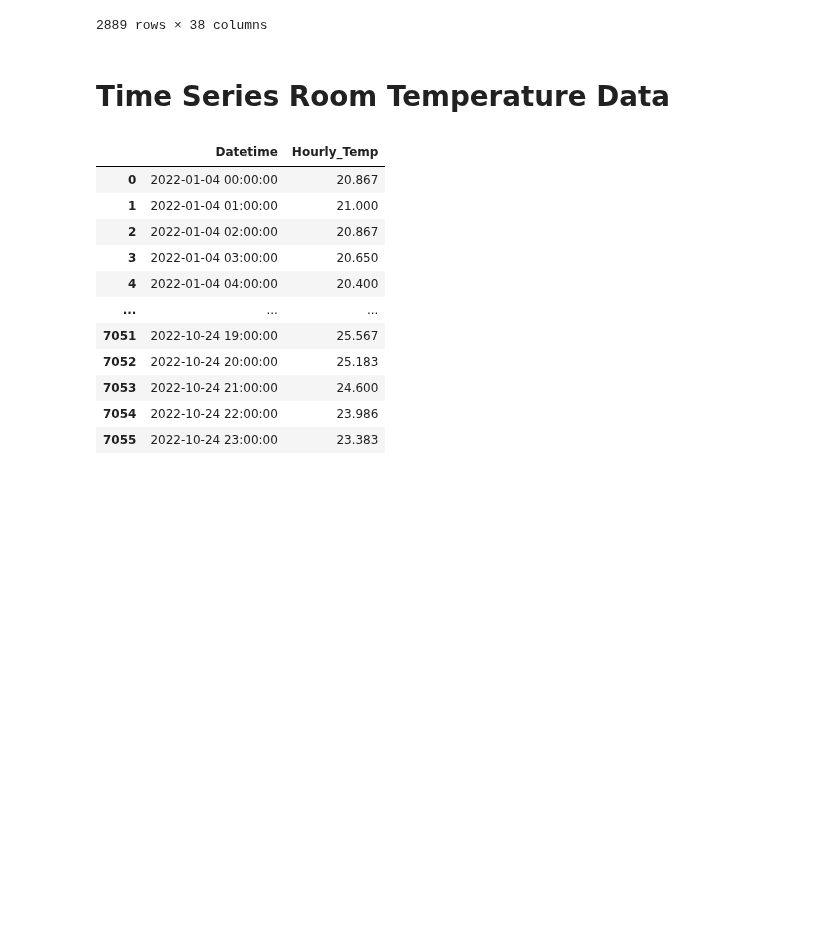
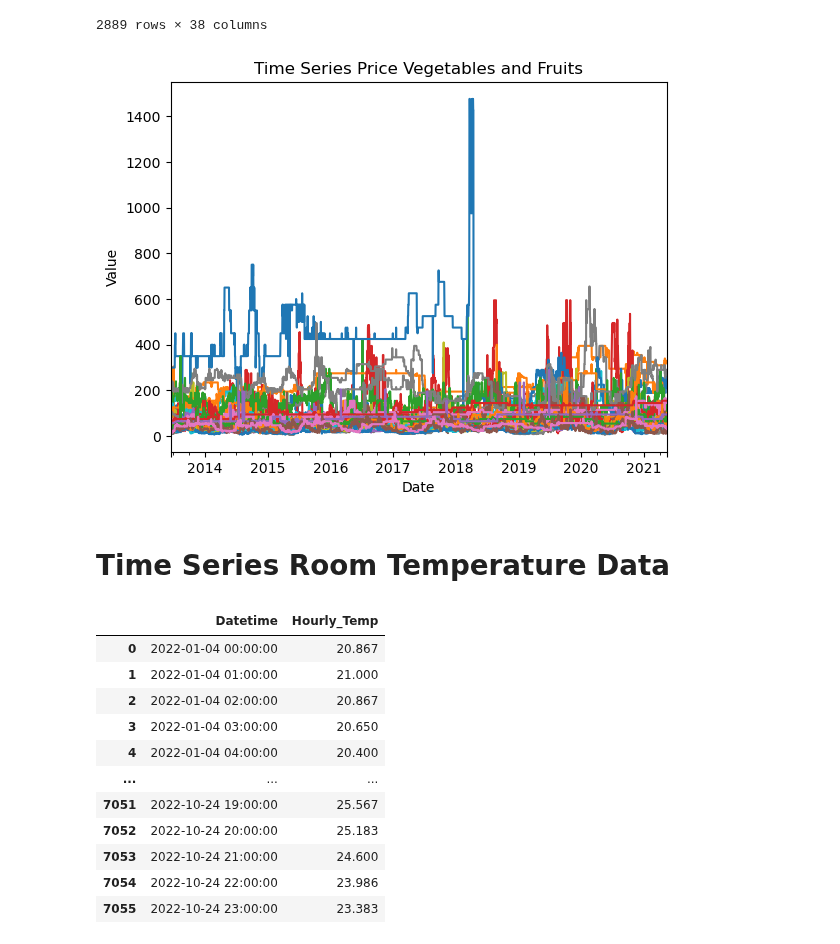
Before and after one commit to MiguelLoureiro98/timecave, a Jupyter notebook: experiments/data_preprocessing.ipynb, the cells around one changed output. Saved outputs shown, nothing was run; the diff lists cells and outputs as text; code cells hidden in the pictures; blank space fills up the shorter version.

```diff
--- a/experiments/data_preprocessing.ipynb
+++ b/experiments/data_preprocessing.ipynb
@@ -201,6 +205,10 @@ tspvf4
 2889 rows × 38 columns
 # %%
 #tspvf4.to_csv('datasets/processed_data/kalimati_tarkari_dataset_12052024.csv', index=False)
+# %%
+plot_time_series(tspvf4, legend=False, title="Time Series Price Vegetables and Fruits")
+# %% [output]
+[figure, added]
 # %% [markdown]
 # Time Series Room Temperature Data
 # %%
```
Also changed, not shown: parts of 14 cells of this notebook, 2 other files.
